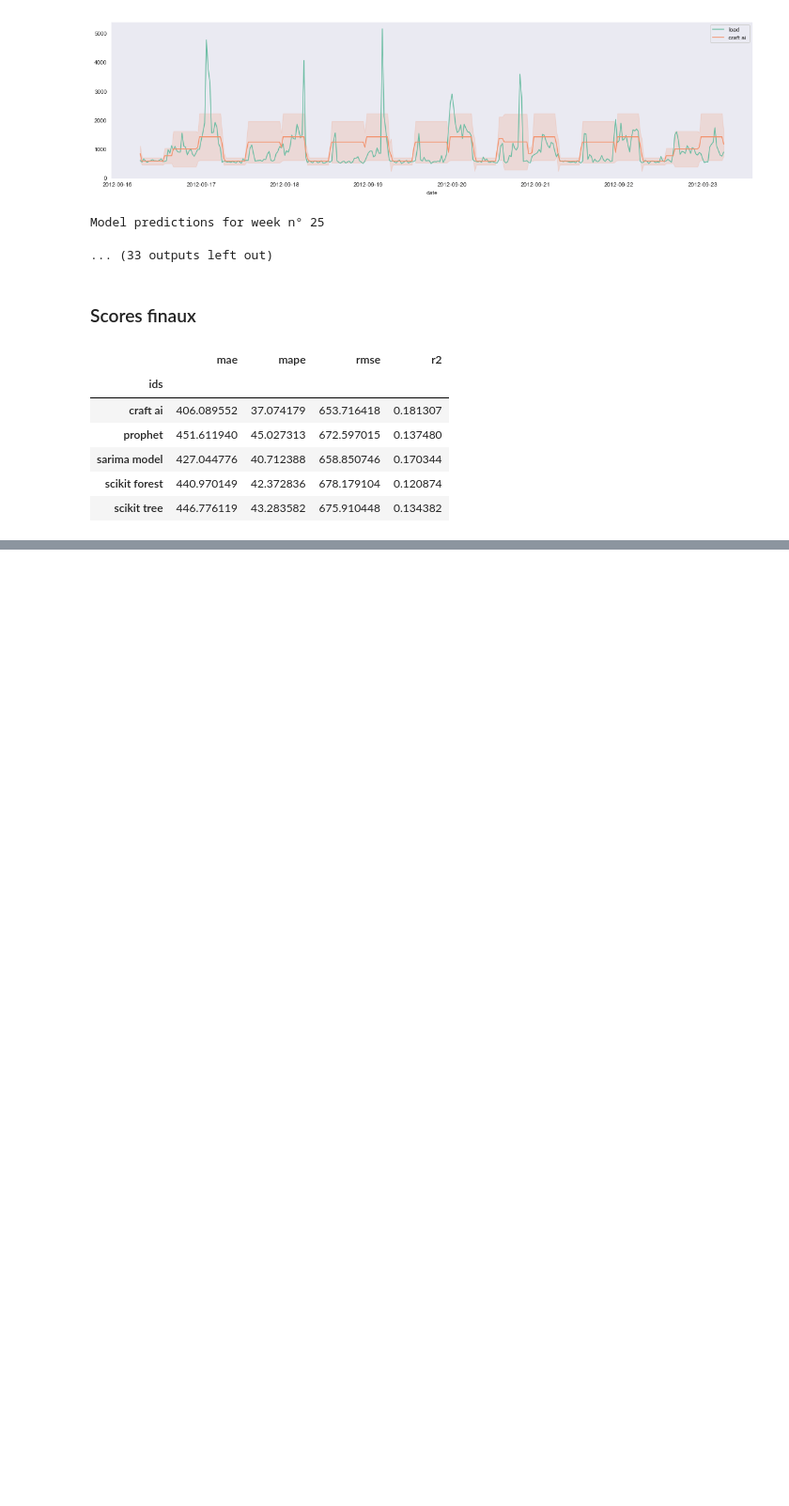
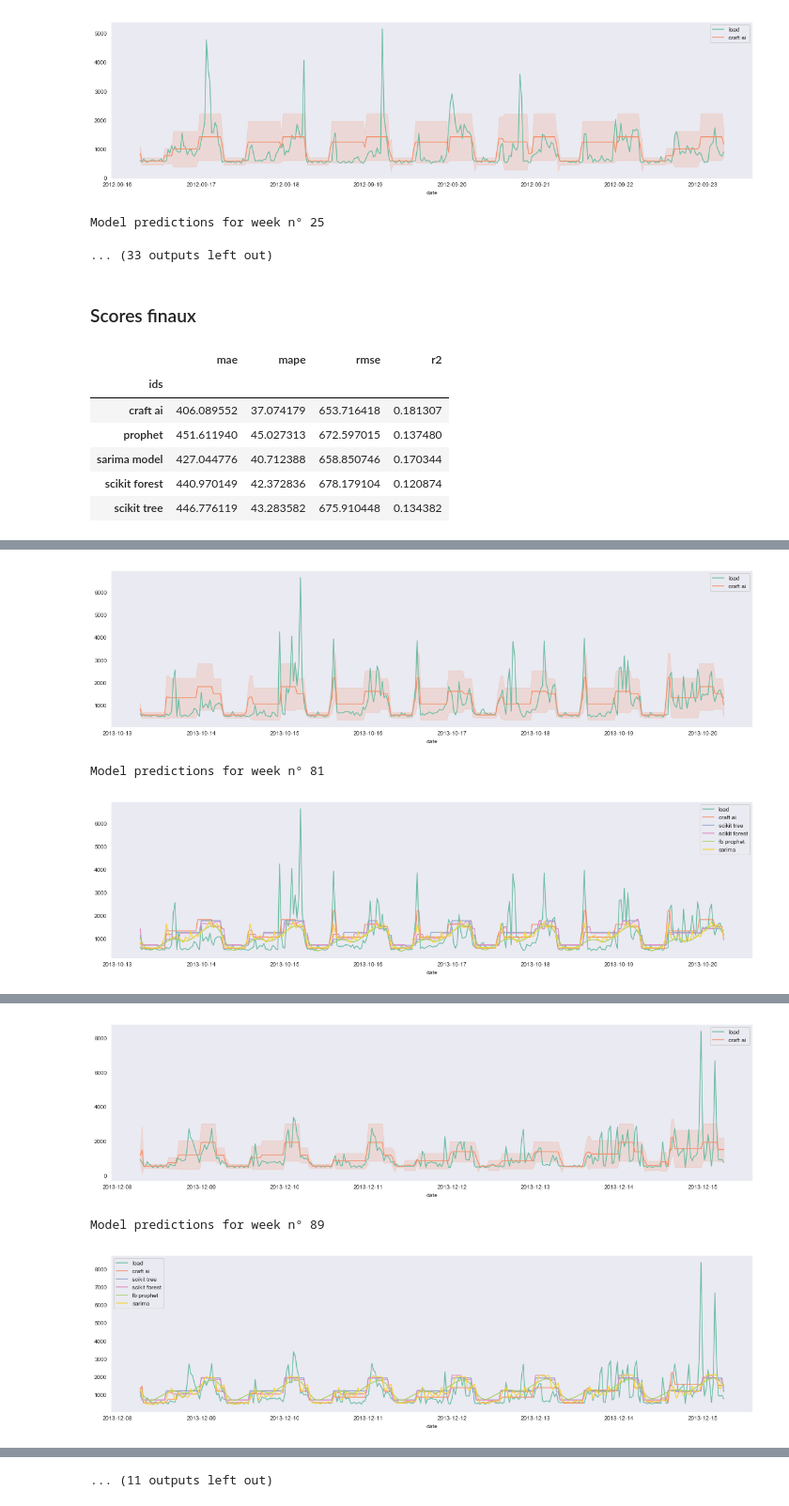
Before and after one commit to craft-ai/craft-ai-kit-energy, a Jupyter notebook: benchmark/ampds_final_benchmark.ipynb, the cells around one changed output, grey strips where cells are left out. Shown at 94% size. Cells and saved outputs as stored; diff of their text form; code cells hidden in the pictures; blank space fills up the shorter version.

Commit message:
benchmark results added

```diff
--- a/benchmark/ampds_final_benchmark.ipynb
+++ b/benchmark/ampds_final_benchmark.ipynb
@@ -176,7 +178,7 @@ Model predictions for week n° 25
 ... (33 outputs left out)
 # %%
 with open('scores.pickle', 'rb') as f:
-    scores_loaded = pickle.load(f)
+    scores = pickle.load(f)
 # %% [markdown]
 ### Scores finaux
 # %%
@@ -195,3 +197,70 @@ final_table.groupby(by='ids').mean()
 | sarima model | 427.044776 | 40.712388 | 658.850746 | 0.170344 |
 | scikit forest | 440.970149 | 42.372836 | 678.179104 | 0.120874 |
 | scikit tree | 446.776119 | 43.283582 | 675.910448 | 0.134382 |
+# %%
+week_unit = 7*24*2 #nombre de demi-heures dans une semaine
+week_index = 75
+max_week_index = data.shape[0]/(7*24*2)
+#max_week_index =9
+idx = ['scikit tree', 'scikit forest', 'prophet', 'sarima model', 'craft ai']
+with open('scores.pickle', 'rb') as f:
+    scores = pickle.load(f)
+while week_index < max_week_index:
+    last_train_index = week_index * week_unit
+    last_test_index = (week_index +1) * week_unit
+    week_preds = {}
+
+    #compute craft ai preds
+    craft_preds = abt.get_craft_preds(stop_train=last_train_index, start_pred=last_train_index, stop_pred=last_test_index, node_file = "load_benchmark_ampds_depth7")
+    crp = craft_preds['predictedLoad']
+    week_preds['craft ai'] = crp
+
+    #compute and store other models' preds
+    data_train, data_test = abt.split_data(data, last_train_index-1 , last_test_index-1)
+
+    sk_tree_preds = abt.get_scikit_preds(data_train, data_test)
+    week_preds['scikit tree'] = sk_tree_preds
+
+    forest_preds = abt.get_forest_preds(data_train, data_test)
+    week_preds['scikit forest'] = forest_preds
+
+    prophet_preds = abt.get_prophet_preds(data_train, data_test)
+    week_preds['fb prophet'] = prophet_preds
+    try:
+        sarima_preds = abt.get_sarima_preds(data_train, data_test,week_unit, max_feed=3000)
+        week_preds['sarima'] = sarima_preds
+    except MemoryError:
+        print("Memory error for sarima preds on week", week_index)
+        sarima_preds = []
+        continue
+
+    #get scores for the current week
+    frame = abt.get_models_scores(data_test=data_test,
+                      predictions=[sk_tree_preds, forest_preds, prophet_preds, sarima_preds, crp],
+                      idx = ['scikit tree', 'scikit forest', 'prophet', 'sarima model', 'craft ai'])
+    frame['week'] = week_index +1
+    scores.append(frame)
+
+    with open('scores.pickle', 'wb') as f:
+        # Pickle the score array so that we can retrieve the scores if the prog fails
+        pickle.dump(scores, f, pickle.HIGHEST_PROTOCOL)
+
+    #once in a while, print our predictions to see how they compare to each other and to the real values
+    if (week_index%8 ==0):
+        std = craft_preds['standardDeviation']
+
+        print("Craft ai predictions for week n° {}".format(week_index+1))
+        abt.plot_period_predictions(data_test.drop('temp',1),
+                                        predictions = {'craft ai ':crp},
+                                        standardDev = True,
+                                        low_val = crp - std,
+                                        upper_val = crp + std)
+
+        print("Model predictions for week n° {}".format(week_index+1))
+        abt.plot_period_predictions(data_test=data_test.drop('temp',1),
+                                    predictions = week_preds)
+    #print scores
+    print(frame)
+    #update index
+    week_index +=1
+# %% [output]
@@ -197,0 +284,3 @@ final_table.groupby(by='ids').mean()
+[figure, added]
+Model predictions for week n° 81
+[figure, added]
@@ -197,0 +304,3 @@ final_table.groupby(by='ids').mean()
+[figure, added]
+Model predictions for week n° 89
+[figure, added]
@@ -197,0 +345 @@ final_table.groupby(by='ids').mean()
+... (11 outputs left out)
```
Also changed, not shown: parts of 5 cells of this notebook, 10 other files.
